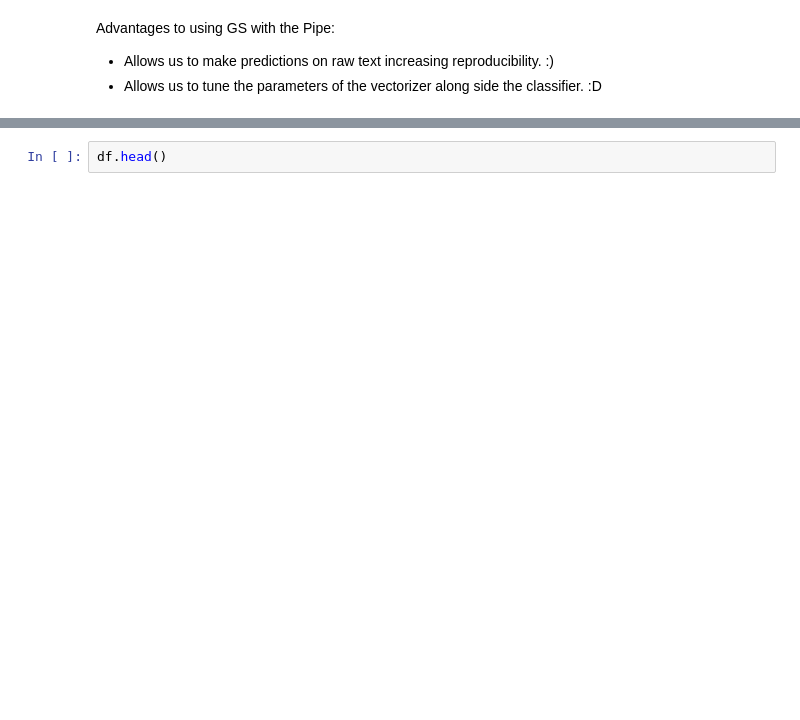
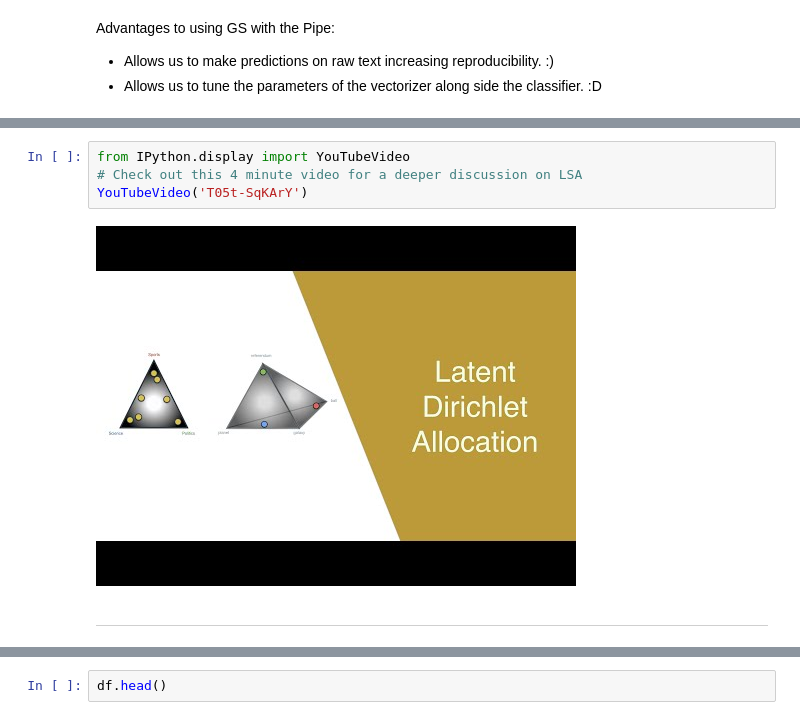
Before and after one commit to JenFaith/DS-Unit-4-Sprint-1-NLP, a Jupyter notebook: module4-topic-modeling/LS_DS_414_Topic_Modeling.ipynb, the cells around one changed output, grey strips where cells are left out. Saved outputs shown, nothing was run; the diff lists cells and outputs as text; blank space fills up the shorter version.

```diff
--- a/module4-topic-modeling/LS_DS_414_Topic_Modeling.ipynb
+++ b/module4-topic-modeling/LS_DS_414_Topic_Modeling.ipynb
@@ -156,0 +194,8 @@ You can now load the package via spacy.load('en_core_web_sm')
+# %%
+from IPython.display import YouTubeVideo
+# Check out this 4 minute video for a deeper discussion on LSA
+YouTubeVideo('T05t-SqKArY')
+# %% [output]
+[figure, added]
+# %% [markdown]
+-----
```
Also changed, not shown: parts of 45 cells of this notebook, 16 other files.
